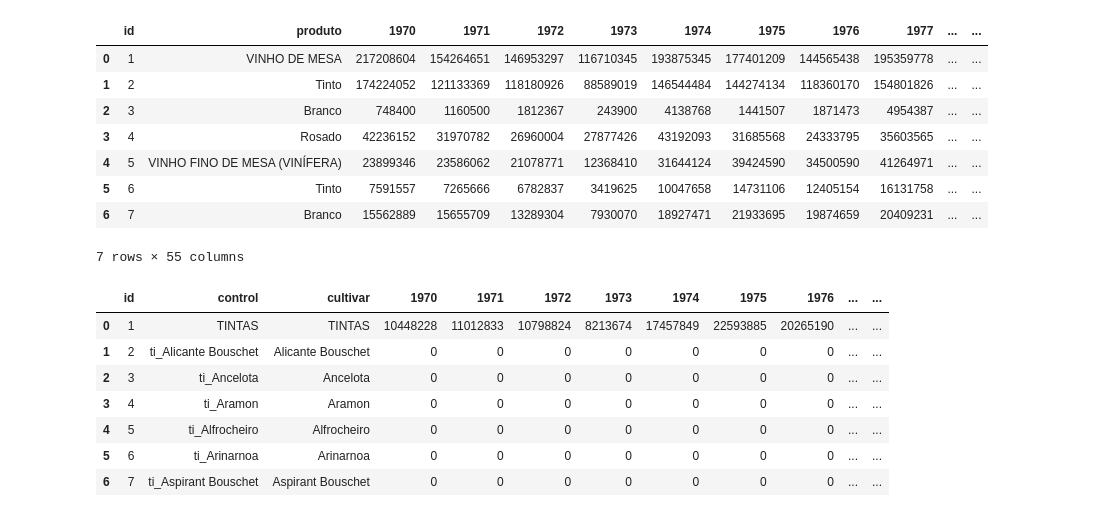
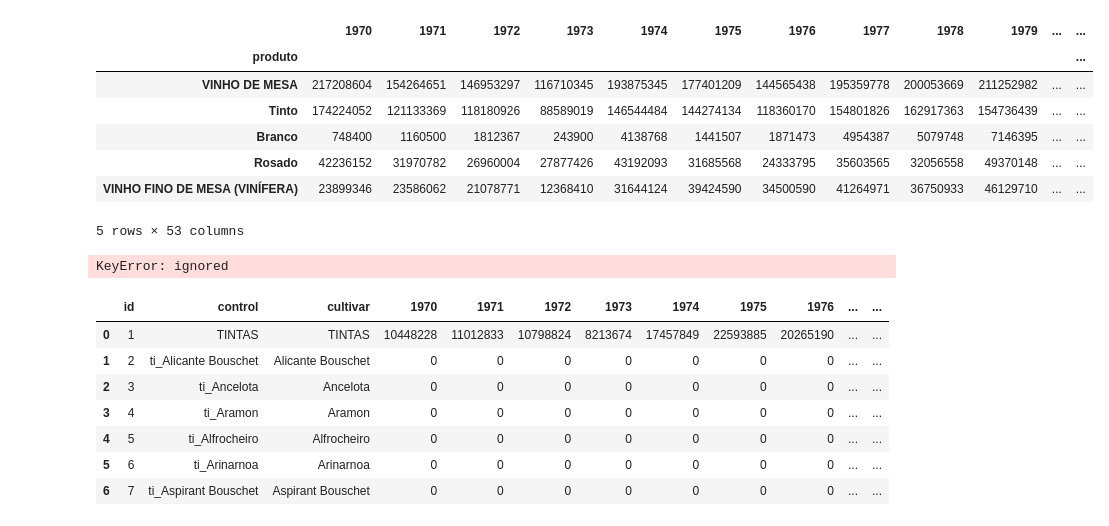
Before and after one commit to VivianeCorreia/Tech-Challenge, a Jupyter notebook: Challenge.ipynb, the cells around one changed output. Drawn from its saved outputs; the diff is of its cells as text; code cells hidden in the pictures.

```diff
--- a/Challenge.ipynb
+++ b/Challenge.ipynb
@@ -25,12 +24,0 @@ df_exp_suco=pd.read_csv("/content/ExpVinho.csv", delimiter=";")
-# %%
-df_prod.head(7)
-# %% [output]
-|  | id | produto | 1970 | 1971 | 1972 | 1973 | 1974 | 1975 | 1976 | 1977 | ... | ... |
-| 0 | 1 | VINHO DE MESA | 217208604 | 154264651 | 146953297 | 116710345 | 193875345 | 177401209 | 144565438 | 195359778 | ... | ... |
-| 1 | 2 | Tinto | 174224052 | 121133369 | 118180926 | 88589019 | 146544484 | 144274134 | 118360170 | 154801826 | ... | ... |
-| 2 | 3 | Branco | 748400 | 1160500 | 1812367 | 243900 | 4138768 | 1441507 | 1871473 | 4954387 | ... | ... |
-| 3 | 4 | Rosado | 42236152 | 31970782 | 26960004 | 27877426 | 43192093 | 31685568 | 24333795 | 35603565 | ... | ... |
-| 4 | 5 | VINHO FINO DE MESA (VINÍFERA) | 23899346 | 23586062 | 21078771 | 12368410 | 31644124 | 39424590 | 34500590 | 41264971 | ... | ... |
-| 5 | 6 | Tinto | 7591557 | 7265666 | 6782837 | 3419625 | 10047658 | 14731106 | 12405154 | 16131758 | ... | ... |
-| 6 | 7 | Branco | 15562889 | 15655709 | 13289304 | 7930070 | 18927471 | 21933695 | 19874659 | 20409231 | ... | ... |
-7 rows × 55 columns
@@ -36,0 +30,15 @@ df_prod.head(7)
+# %%
+df_prod_tratado = df_prod.drop(columns=["id"], axis=0)
+df_prod_tratado = df_prod_tratado.set_index("produto")
+df_prod_tratado = df_prod_tratado[:8]
+
+df_prod_tratado.head()
+# %% [output]
+|  | 1970 | 1971 | 1972 | 1973 | 1974 | 1975 | 1976 | 1977 | 1978 | 1979 | ... | ... |
+| produto |  |  |  |  |  |  |  |  |  |  |  | ... |
+| VINHO DE MESA | 217208604 | 154264651 | 146953297 | 116710345 | 193875345 | 177401209 | 144565438 | 195359778 | 200053669 | 211252982 | ... | ... |
+| Tinto | 174224052 | 121133369 | 118180926 | 88589019 | 146544484 | 144274134 | 118360170 | 154801826 | 162917363 | 154736439 | ... | ... |
+| Branco | 748400 | 1160500 | 1812367 | 243900 | 4138768 | 1441507 | 1871473 | 4954387 | 5079748 | 7146395 | ... | ... |
+| Rosado | 42236152 | 31970782 | 26960004 | 27877426 | 43192093 | 31685568 | 24333795 | 35603565 | 32056558 | 49370148 | ... | ... |
+| VINHO FINO DE MESA (VINÍFERA) | 23899346 | 23586062 | 21078771 | 12368410 | 31644124 | 39424590 | 34500590 | 41264971 | 36750933 | 46129710 | ... | ... |
+5 rows × 53 columns
@@ -37,3 +51,9 @@ df_prod.head(7)
+# %%
+df = pd.melt(df_prod_R, id_vars=["produto"], var_name='Ano', value_name='Valor')
+df = df.set_index("produto")
+df
+# %% [output]
+KeyError: ignored
 # %%
 df_proc_viniferas.head(7)
 # %% [output]
```
Also changed, not shown: parts of 4 cells of this notebook.
